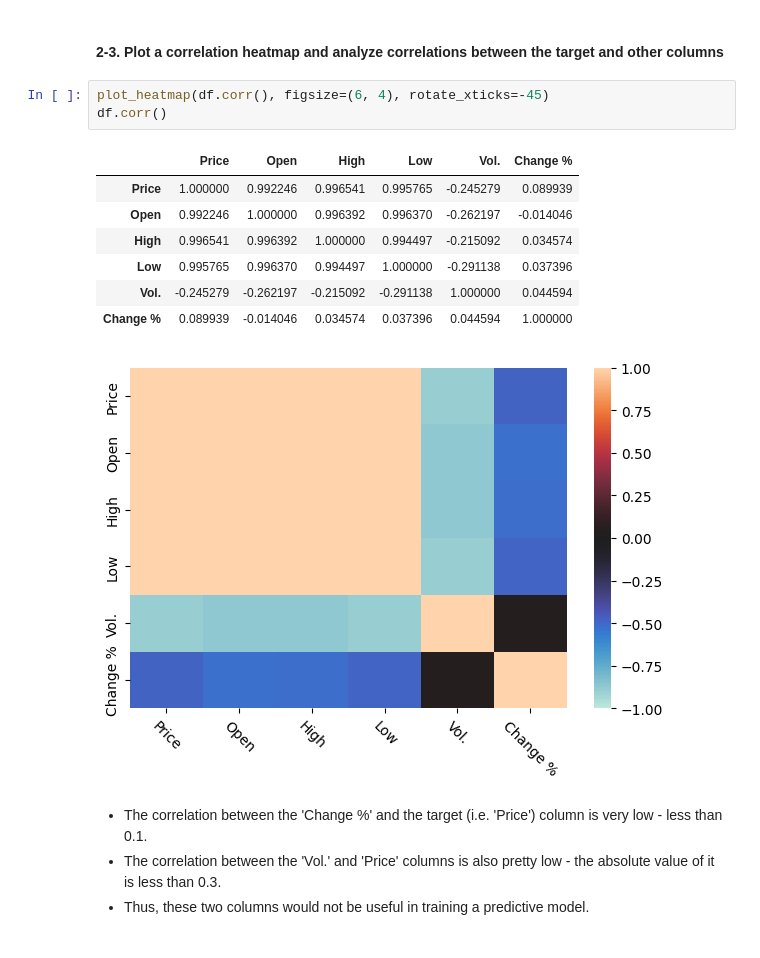
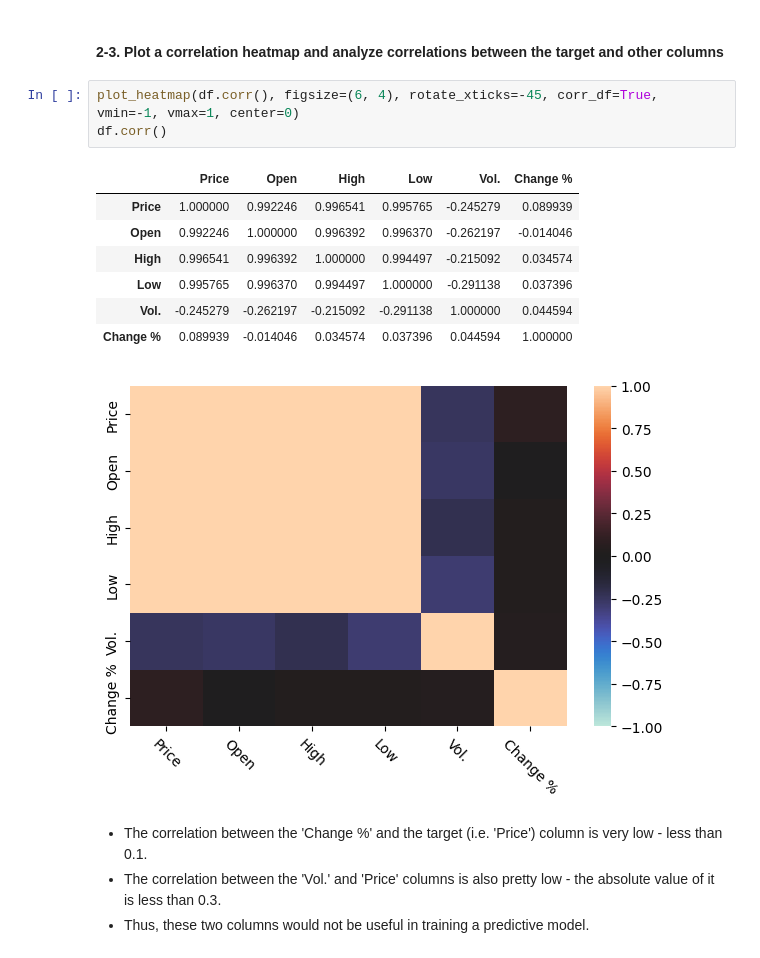
Before and after one commit to henryhyunwookim/ValueInvestor, a Jupyter notebook: ValueInvestor.ipynb, the cells around one changed output. Drawn from its saved outputs; the diff is of its cells as text.

```diff
--- a/ValueInvestor.ipynb
+++ b/ValueInvestor.ipynb
@@ -160,17 +184,17 @@ Distribution of target 'Price' and dependent variables:
 # %% [markdown]
 #### <b>2-3. Plot a correlation heatmap and analyze correlations between the target and other columns</b>
 # %%
-plot_heatmap(df.corr(), figsize=(6, 4), rotate_xticks=-45)
+plot_heatmap(df.corr(), figsize=(6, 4), rotate_xticks=-45, corr_df=True, vmin=-1, vmax=1, center=0)
 df.corr()
 # %% [output]
 |  | Price | Open | High | Low | Vol. | Change % |
 | Price | 1.000000 | 0.992246 | 0.996541 | 0.995765 | -0.245279 | 0.089939 |
 | Open | 0.992246 | 1.000000 | 0.996392 | 0.996370 | -0.262197 | -0.014046 |
 | High | 0.996541 | 0.996392 | 1.000000 | 0.994497 | -0.215092 | 0.034574 |
 | Low | 0.995765 | 0.996370 | 0.994497 | 1.000000 | -0.291138 | 0.037396 |
 | Vol. | -0.245279 | -0.262197 | -0.215092 | -0.291138 | 1.000000 | 0.044594 |
 | Change % | 0.089939 | -0.014046 | 0.034574 | 0.037396 | 0.044594 | 1.000000 |
-[figure, old version]
+[figure, new version]
 # %% [markdown]
 - The correlation between the 'Change %' and the target (i.e. 'Price') column is very low - less than 0.1.
 - The correlation between the 'Vol.' and 'Price' columns is also pretty low - the absolute value of it is less than 0.3.
```
Also changed, not shown: parts of 28 cells of this notebook, 3 other files.
